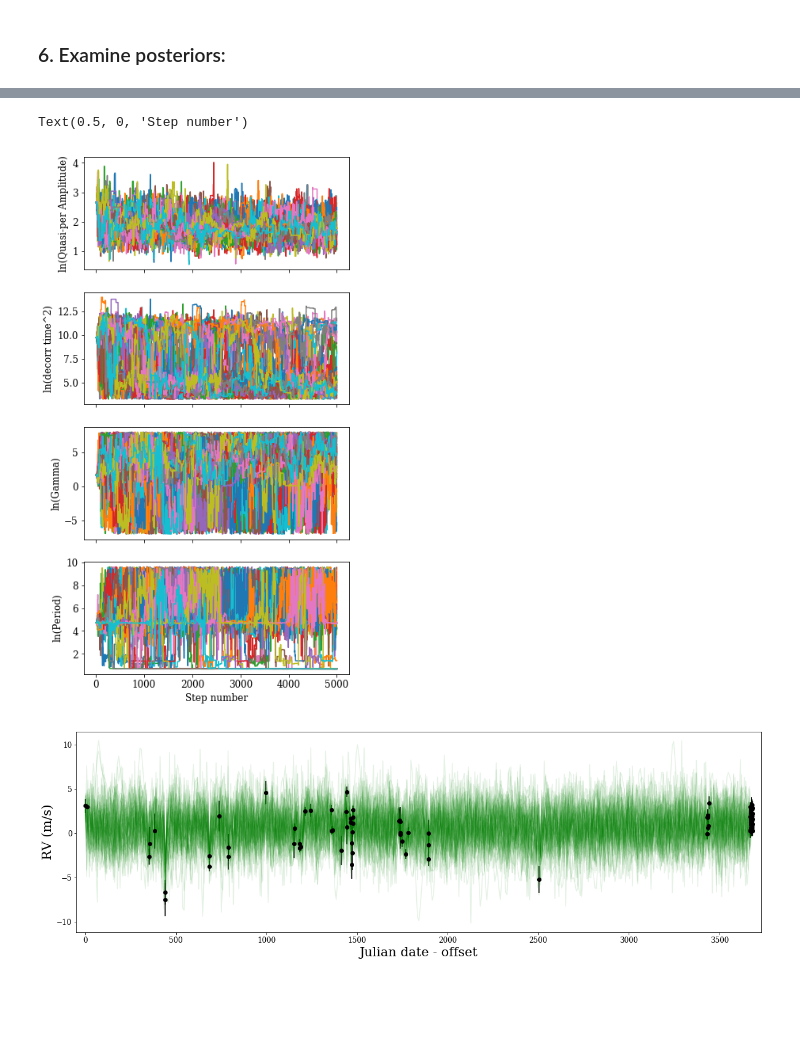
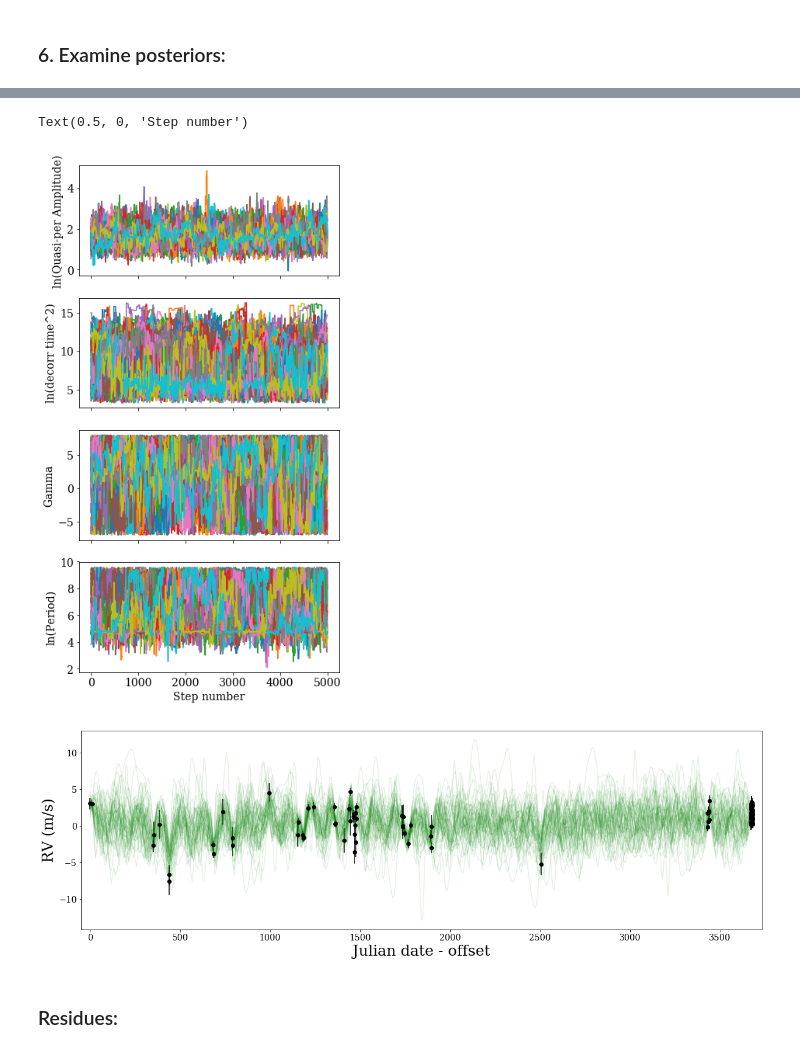
Before and after one commit to JinbiaoJi/100Earths-GP, a Jupyter notebook: MCMC/Kapteyn_GP_RV_MCMC_check.ipynb, the cells around one changed output, grey strips where cells are left out. Drawn from its saved outputs; the diff is of its cells as text; code cells hidden in the pictures; blank space fills up the shorter version.

```diff
--- a/MCMC/Kapteyn_GP_RV_MCMC_check.ipynb
+++ b/MCMC/Kapteyn_GP_RV_MCMC_check.ipynb
@@ -5,6 +5,6 @@
 # %%
 from matplotlib import rcParams
-rcParams.update({'font.size': 12, 'font.family': 'serif'})
+rcParams.update({'font.size': 14, 'font.family': 'serif'})
 # %% [markdown]
 ### 1. Get data
 # %%
@@ -175,7 +171,7 @@ Computed the Gaussian process
 #### 4.2 Save the progress:
 # %%
 # Set up the backend
-filename = 'Kapteyn_GP_MCMC.h5'  #Use GP_MCMC.h5 to save the progress
+filename = 'Kapteyn_GP_MCMC_2.h5'  #Use GP_MCMC.h5 to save the progress
 backend = emcee.backends.HDFBackend(filename)
 backend.reset(nwalkers, ndim)
 
@@ -184,7 +180,7 @@ sampler = emcee.EnsembleSampler(nwalkers, ndim, lnprob, backend=backend)
 # %% [markdown]
 #### 4.3 Sampling with convergence check:
 # %%
-max_n = 50000
+max_n = 20000
 
 # We'll track how the average autocorrelation time estimate changes
 index = 0
@@ -307,7 +303,7 @@ burn-in: 8837
 # %%
 import corner
 samples = sampler.chain[:, burnin:, :].reshape((-1, ndim))
-parnames = ["ln(Quasi-per Amplitude)", "ln(decorr time^2)", "ln(Gamma)", \
+parnames = ["ln(Quasi-per Amplitude)", "ln(decorr time^2)", "Gamma", \
             "ln(Period)"]
 cfig = corner.corner(samples, labels=parnames)
 # %% [output]
@@ -328,18 +362,18 @@ Period: 3.840281609355868 days
 # %%
 fig, axarr = plt.subplots(4, sharex=True, figsize=(6,12))
 nsteps = sampler.chain.shape[1]
 step = range(nsteps)
 for i in range(len(axarr)):
     for w in range(nwalkers):
-        axarr[i].plot(step[0:5000], sampler.chain[w,:5000,i])
+        axarr[i].plot(step[0:5000], sampler.chain[w,15000:,i])
     axarr[i].set_ylabel(parnames[i])
-axarr[3].set_xlabel('Step number')
+axarr[3].set_xlabel('Step number');
 # %% [output]
 Text(0.5, 0, 'Step number')
-[figure, old version]
+[figure, new version]
 # %%
 # Make a flat chain of samples with the initial burn-in discarded
-samples = sampler.chain[:, burnin:, :].reshape((-1, ndim))
+samples = sampler.chain[:, 15000:, :].reshape((-1, ndim))
 plt.figure(figsize=(20,6))
 # Plot 50 possible RV curves drawn from the flat chain, along with the data
 tt = np.linspace(alldates[0], alldates[-1], 501, endpoint=True)
@@ -356,4 +390,6 @@ plt.xlabel("Julian date - offset", fontsize='xx-large')
 plt.ylabel("RV (m/s)", fontsize='xx-large');
 plt.show()
 # %% [output]
-[figure, old version]
+[figure, new version]
+# %% [markdown]
+### Residues:
```
Also changed, not shown: parts of 21 cells of this notebook.
